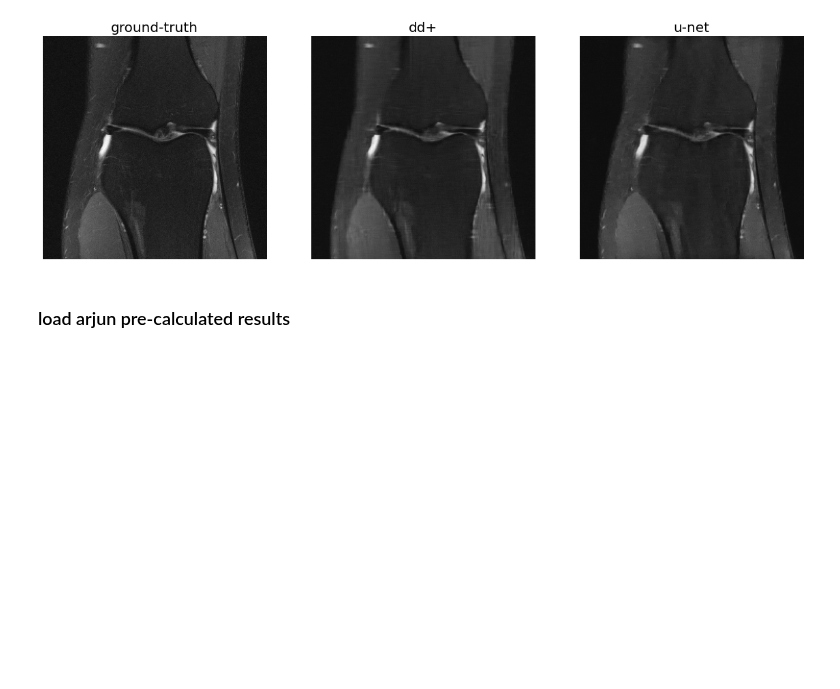
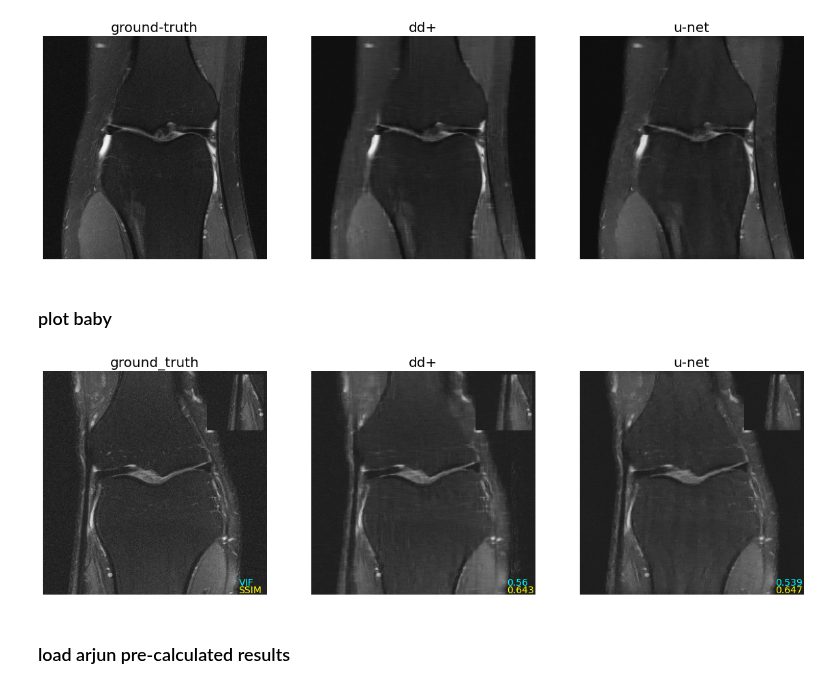
Before and after one commit to davevanveen/unsup_mri, a Jupyter notebook: ipynb/20201204_ismrm_fastmri_eval.ipynb, the cells around one changed output. Saved outputs shown, nothing was run; the diff lists cells and outputs as text; code cells hidden in the pictures; blank space fills up the shorter version.

```diff
--- a/ipynb/20201204_ismrm_fastmri_eval.ipynb
+++ b/ipynb/20201204_ismrm_fastmri_eval.ipynb
@@ -137,13 +140,13 @@ path_bl_2 = '/bmrNAS/people/arjun/results/ss_recon/fastMRI_knee_mc/baseline_4x_d
 path_bl = path_bl_2
 
 # n = 5 or n = 11 prototyping test set
-file_id_list = ['1000273', '1000325', '1000464', \
-                '1000537', '1000818', '1001140', '1001219', \
-                '1001338', '1001598', '1001533', '1001798']
+# file_id_list = ['1000273', '1000325', '1000464', \
+#                 '1000537', '1000818', '1001140', '1001219', \
+#                 '1001338', '1001598', '1001533', '1001798']
 # file_id_list = ['1000273', '1000325', '1000464', '1000537', '1000818']
 
 # full test set
-# file_id_list = list(set([f.split('_')[0] for f in listdir(path_6) if isfile(join(path_6, f))]))
+file_id_list = list(set([f.split('_')[0] for f in listdir(path_6) if isfile(join(path_6, f))]))
 file_id_list.sort()
 # %%
 DIM = 320
@@ -205,3 +208,5 @@ for idx in np.arange(30):
 1000000
 SystemExit:
 [figure]
+# %% [markdown]
+### plot baby
@@ -208,3 +266,7 @@ SystemExit:
+# %%
+plot_list(im_list[idx])
+# %% [output]
+[figure, added]
 # %% [markdown]
 ### load arjun pre-calculated results
 # %%
```
Also changed, not shown: parts of 3 cells of this notebook, 3 other files.
